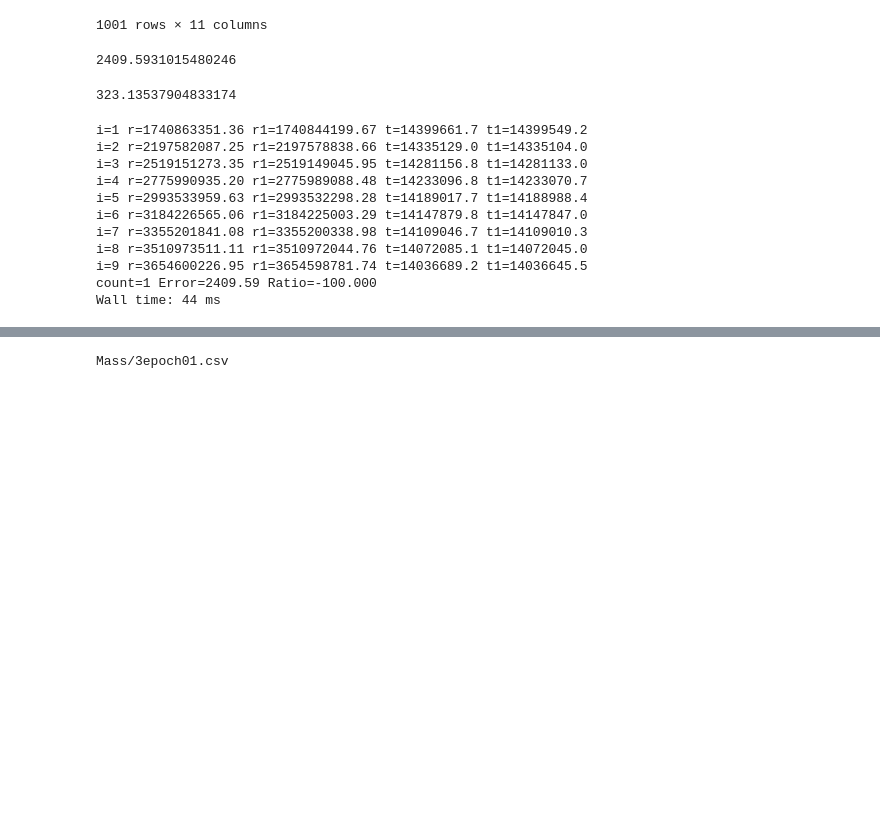
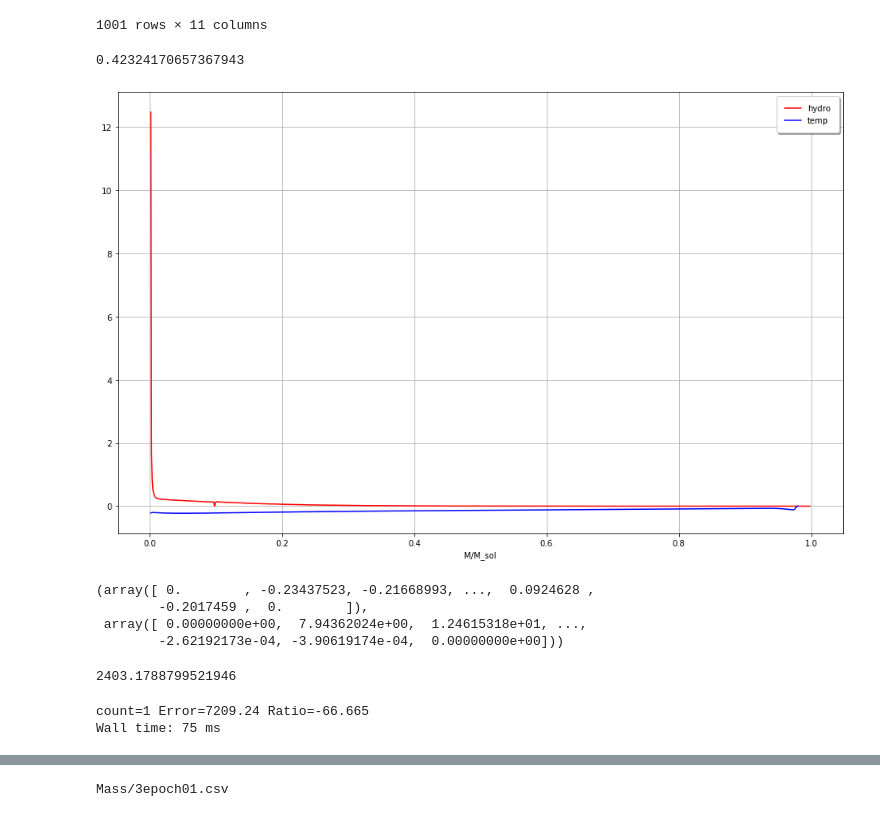
Before and after one commit to boangri/StarModels, a Jupyter notebook: Iterations.ipynb, the cells around one changed output, grey strips where cells are left out. Saved outputs shown, nothing was run; the diff lists cells and outputs as text; code cells hidden in the pictures; blank space fills up the shorter version.

```diff
--- a/Iterations.ipynb
+++ b/Iterations.ipynb
@@ -74,9 +79,10 @@ v = df['Velocity'].values
 #     k[i] = ph.Opacity(d1[i], t1[i], X, Y, Z)
 #     v[i] = 4*ph.m_prot*ph.Etot(d1[i], t1[i], X, Y, Z)/X/ph.dEpp*ph.year
 # %%
-a = np.zeros(dimM) # градиент давления
-da = np.zeros(dimM) # несоответствие градиента давления
-b = np.zeros(dimM) # градиент температуры
-br = np.zeros(dimM) # градиент температуры при радиации
-bc = np.zeros(dimM) # градиент температуры при конвекции
-db = np.zeros(dimM) # несоответствие градиента температуры
+# a = np.zeros(dimM) # градиент давления
+
+# b = np.zeros(dimM) # градиент температуры
+# br = np.zeros(dimM) # градиент температуры при радиации
+# bc = np.zeros(dimM) # градиент температуры при конвекции
+ea = np.zeros(dimM) # несоответствие градиента давления
+eb = np.zeros(dimM) # несоответствие градиента температуры
@@ -125,5 +135,27 @@ def Error():
 # %%
-Error()
+Error(df)
 # %% [output]
-2409.5931015480246
+0.42324170657367943
+# %%
+plt.figure(figsize=(16, 10))
+ax = plt.axes()
+# plt.plot(r1, c, color='black', label='Convection')
+plt.plot(m[2:-2]/s.M, ea[2:-2], color='red', label='hydro')
+plt.plot(m[2:-20]/s.M, eb[2:-20], color='blue', label='temp')
+# plt.xlim(-0.1,0.1)
+# plt.ylim(-0.1, 0.1)
+plt.xlabel('M/M_sol')
+plt.ylabel('')
+# plt.title('Error %.2f' % etot)
+ax.grid(b=True, which='both')
+ax.legend(fancybox=True, framealpha=1, shadow=True, borderpad=1);
+# %% [output]
+[figure, added]
+# %%
+eb, ea
+# %% [output]
+(array([ 0.        , -0.23437523, -0.21668993, ...,  0.0924628 ,
+        -0.2017459 ,  0.        ]),
+ array([ 0.00000000e+00,  7.94362024e+00,  1.24615318e+01, ...,
+        -2.62192173e-04, -3.90619174e-04,  0.00000000e+00]))
 # %%
@@ -142,9 +171,9 @@ t1 = np.zeros(dimM)
 # %%
 count = 0
-err[count] = Error()
+err[count] = Error(df)
 err[count]
 # %% [output]
-323.13537904833174
+2403.1788799521946
 # %%
 %%time
 """
@@ -156,30 +185,30 @@ k0 = 0.0001
 
 while count < 1: #NG:
     # Варьируем решения на величины, пропорциональные градиент, получая следующую итераци.
-    for i in range(1, 10):
-        r1[i] = r[i]*(1 - k0*(da[i] - a[i])/6760886)
-        t1[i] = t[i]*(1 - k0*(db[i] - b[i])/0.000324)
-        print('i=%d r=%.2f r1=%.2f t=%.1f t1=%.1f' % (i, r[i], r1[i], t[i], t1[i]))
+    for i in range(1, dimM - 1):
+        r[i] = r[i]*(1 - k0*ea[i])
+        t[i] = t[i]*(1 - k0*eb[i])
+    d[0] = 3*m[1]/4/ph.pi/pow(r[1], 3)
+#     t[0] = ????
+    l[0] = 0.
+    for i in range(1, dimM - 1):
+        d[i] = 1/4/ph.pi/pow(r[i], 2)*(m[i+1] - m[i-1])/(r[i+1]-r[i-1])
+        l[i] = l[i-1] + (m[i] - m[i-1])*ph.Etot(0.5*(d[i] + d[i-1]), 0.5*(t[i] + t[i-1]), x[i], 1 - Z - x[i], Z)
+    for i in range(dimM - 1):
+        k[i] = ph.Opacity(d[i], t[i], x[i], 1 - Z - x[i], Z)
+        p[i] = ph.Pressure(d[i], t[i], x[i], 1 - Z - x[i], Z)
+#         print('i=%d r=%.2f r1=%.2f t=%.1f t1=%.1f' % (i, r[i], r1[i], t[i], t1[i]))
     err0 = err[count]
     count += 1
-    err1 = Error()
+    err1 = Error(df)
 
     err[count] = err1
     print('count=%d Error=%.2f Ratio=%.3f' % (count, err[count], 100*err0/err1 - 100.))
-    if err0 <= err1:
-        break
+#     if err0 <= err1:
+#         break
 # %% [output]
-i=1 r=1740863351.36 r1=1740844199.67 t=14399661.7 t1=14399549.2
-i=2 r=2197582087.25 r1=2197578838.66 t=14335129.0 t1=14335104.0
-i=3 r=2519151273.35 r1=2519149045.95 t=14281156.8 t1=14281133.0
-i=4 r=2775990935.20 r1=2775989088.48 t=14233096.8 t1=14233070.7
-i=5 r=2993533959.63 r1=2993532298.28 t=14189017.7 t1=14188988.4
-i=6 r=3184226565.06 r1=3184225003.29 t=14147879.8 t1=14147847.0
-i=7 r=3355201841.08 r1=3355200338.98 t=14109046.7 t1=14109010.3
-i=8 r=3510973511.11 r1=3510972044.76 t=14072085.1 t1=14072045.0
-i=9 r=3654600226.95 r1=3654598781.74 t=14036689.2 t1=14036645.5
-count=1 Error=2409.59 Ratio=-100.000
-Wall time: 44 ms
+count=1 Error=7209.24 Ratio=-66.665
+Wall time: 75 ms
 # %%
 df1 = pd.DataFrame({'Mass': m, 'Radius': r, 'Temperature': t1, 'Density': d1,
           'Luminosity': l, 'Hydrogen': x1, 'Opacity': k, 'Pressure': p, 'Velocity': v})
```
Also changed, not shown: parts of 7 cells of this notebook, 1 other file.
